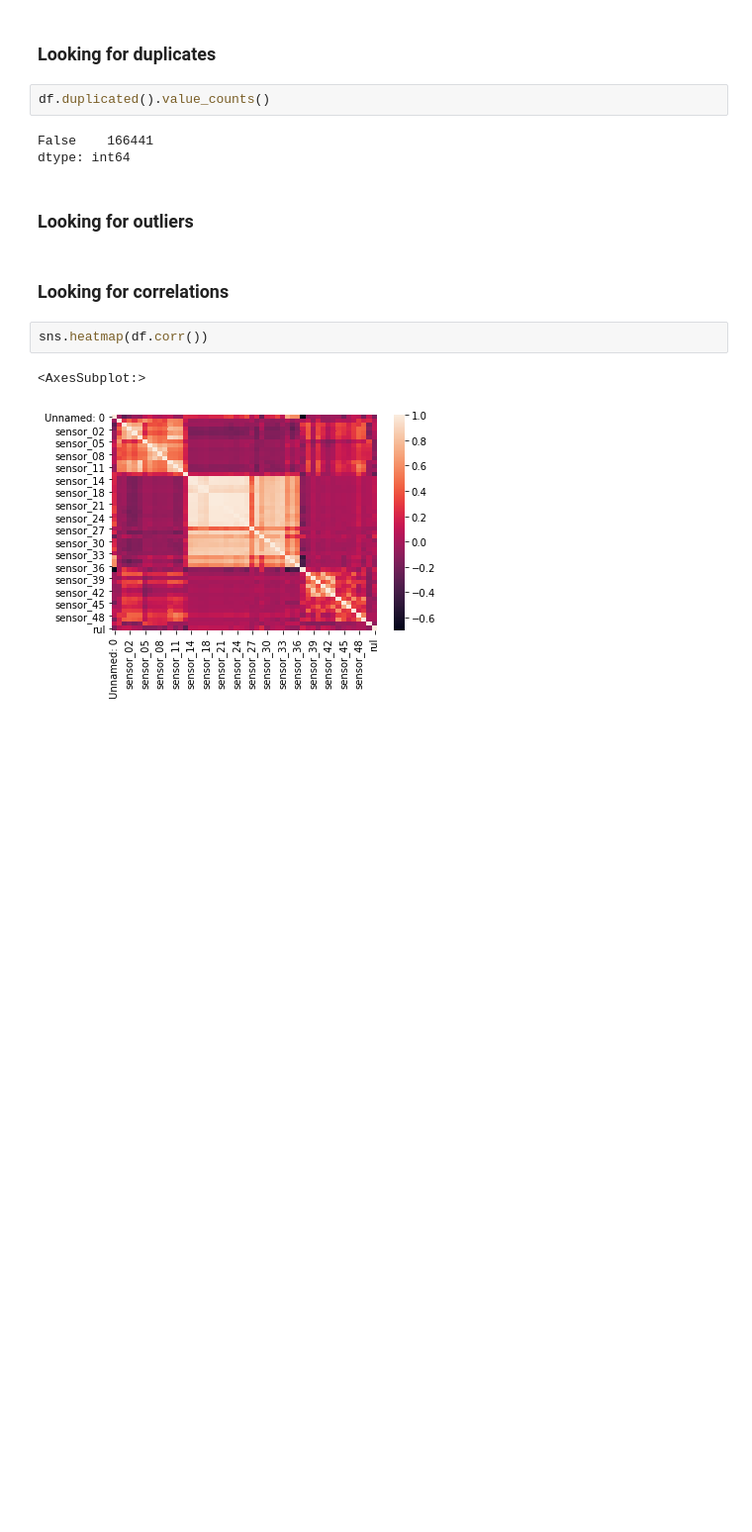
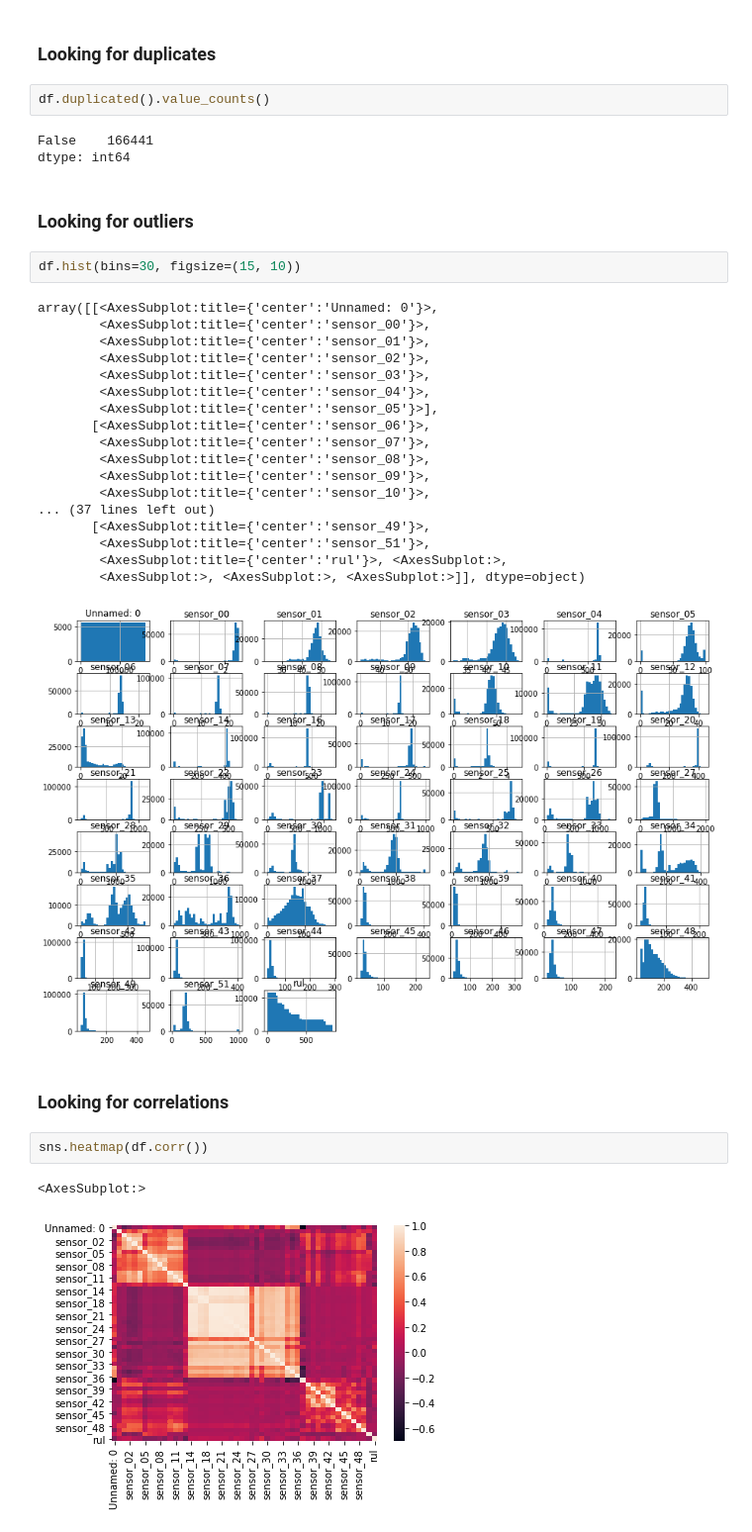
Before and after one commit to dalila-ahemed/waterpump-predictive-maintenance, a Jupyter notebook: EDA.ipynb, the cells around one changed output. Shown at 99% size. Cells and saved outputs as stored; diff of their text form; blank space fills up the shorter version.

```diff
--- a/EDA.ipynb
+++ b/EDA.ipynb
@@ -125,6 +126,27 @@ False    166441
 dtype: int64
 # %% [markdown]
 ### Looking for outliers
+# %%
+df.hist(bins=30, figsize=(15, 10))
+# %% [output]
+array([[<AxesSubplot:title={'center':'Unnamed: 0'}>,
+        <AxesSubplot:title={'center':'sensor_00'}>,
+        <AxesSubplot:title={'center':'sensor_01'}>,
+        <AxesSubplot:title={'center':'sensor_02'}>,
+        <AxesSubplot:title={'center':'sensor_03'}>,
+        <AxesSubplot:title={'center':'sensor_04'}>,
+        <AxesSubplot:title={'center':'sensor_05'}>],
+       [<AxesSubplot:title={'center':'sensor_06'}>,
+        <AxesSubplot:title={'center':'sensor_07'}>,
+        <AxesSubplot:title={'center':'sensor_08'}>,
+        <AxesSubplot:title={'center':'sensor_09'}>,
+        <AxesSubplot:title={'center':'sensor_10'}>,
+... (37 lines left out)
+       [<AxesSubplot:title={'center':'sensor_49'}>,
+        <AxesSubplot:title={'center':'sensor_51'}>,
+        <AxesSubplot:title={'center':'rul'}>, <AxesSubplot:>,
+        <AxesSubplot:>, <AxesSubplot:>, <AxesSubplot:>]], dtype=object)
+[figure, added]
 # %% [markdown]
 ### Looking for correlations
 # %%
```
Also changed, not shown: parts of 15 cells of this notebook.
